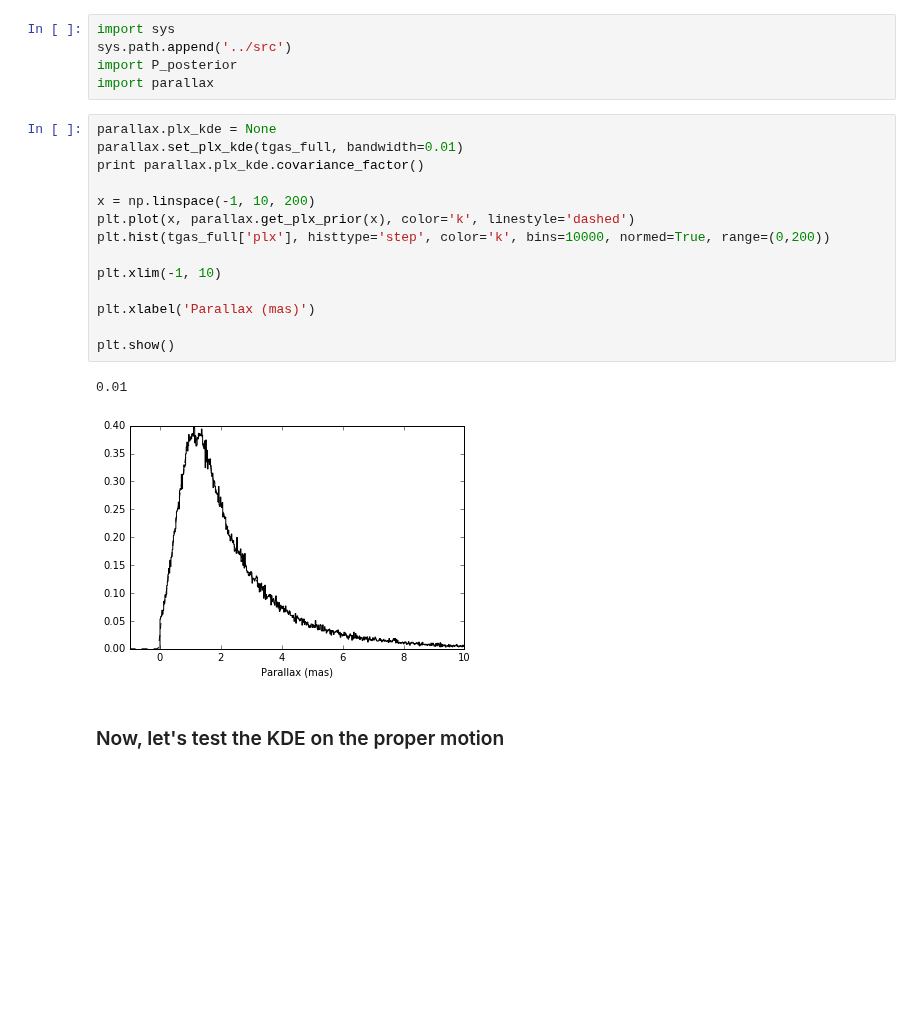
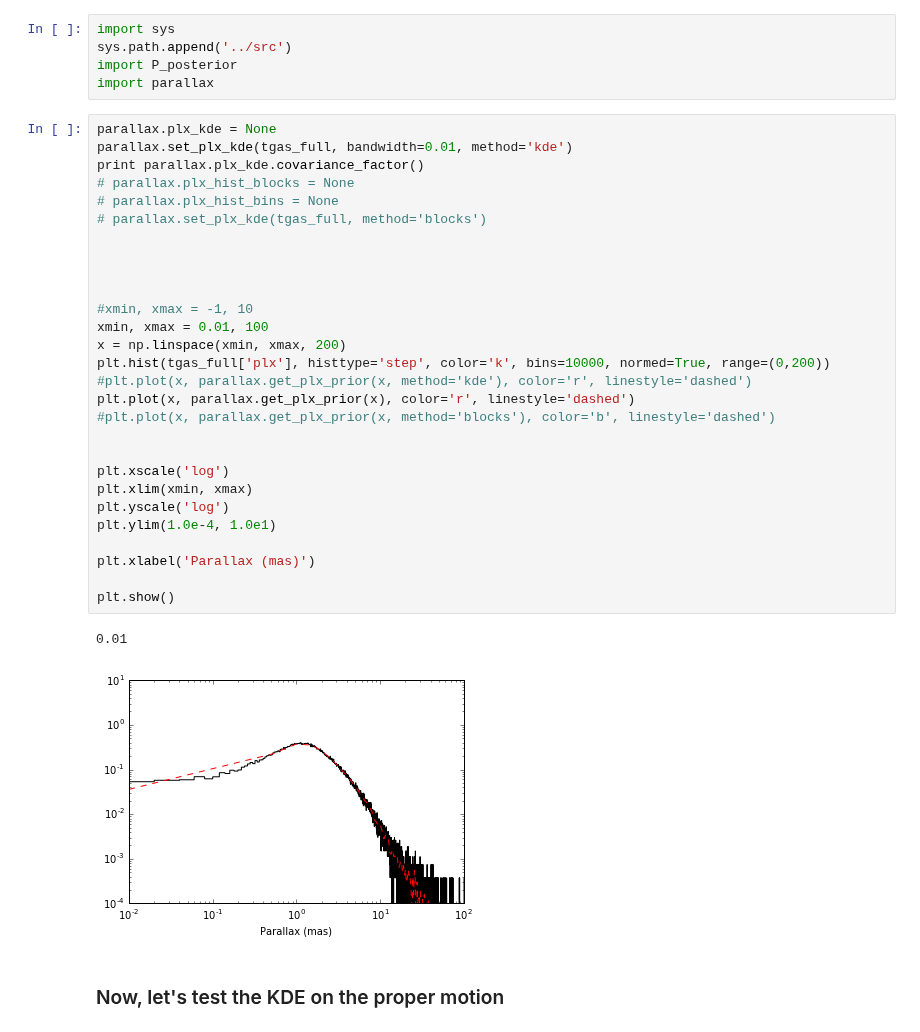
Before and after one commit to astroJeff/gaia_binaries, a Jupyter notebook: notebooks/TGAS_general.ipynb, the cells around one changed output. Cells and saved outputs as stored; diff of their text form; blank space fills up the shorter version.

```diff
--- a/notebooks/TGAS_general.ipynb
+++ b/notebooks/TGAS_general.ipynb
@@ -170,21 +170,35 @@ import P_posterior
 import parallax
 # %%
 parallax.plx_kde = None
-parallax.set_plx_kde(tgas_full, bandwidth=0.01)
+parallax.set_plx_kde(tgas_full, bandwidth=0.01, method='kde')
 print parallax.plx_kde.covariance_factor()
+# parallax.plx_hist_blocks = None
+# parallax.plx_hist_bins = None
+# parallax.set_plx_kde(tgas_full, method='blocks')
 
-x = np.linspace(-1, 10, 200)
-plt.plot(x, parallax.get_plx_prior(x), color='k', linestyle='dashed')
+
+
+
+#xmin, xmax = -1, 10
+xmin, xmax = 0.01, 100
+x = np.linspace(xmin, xmax, 200)
 plt.hist(tgas_full['plx'], histtype='step', color='k', bins=10000, normed=True, range=(0,200))
+#plt.plot(x, parallax.get_plx_prior(x, method='kde'), color='r', linestyle='dashed')
+plt.plot(x, parallax.get_plx_prior(x), color='r', linestyle='dashed')
+#plt.plot(x, parallax.get_plx_prior(x, method='blocks'), color='b', linestyle='dashed')
 
-plt.xlim(-1, 10)
+
+plt.xscale('log')
+plt.xlim(xmin, xmax)
+plt.yscale('log')
+plt.ylim(1.0e-4, 1.0e1)
 
 plt.xlabel('Parallax (mas)')
 
 plt.show()
 # %% [output]
 0.01
-[figure, old version]
+[figure, new version]
 # %% [markdown]
 ### Now, let's test the KDE on the proper motion
 # %%
```
Also changed, not shown: 5 other files.
